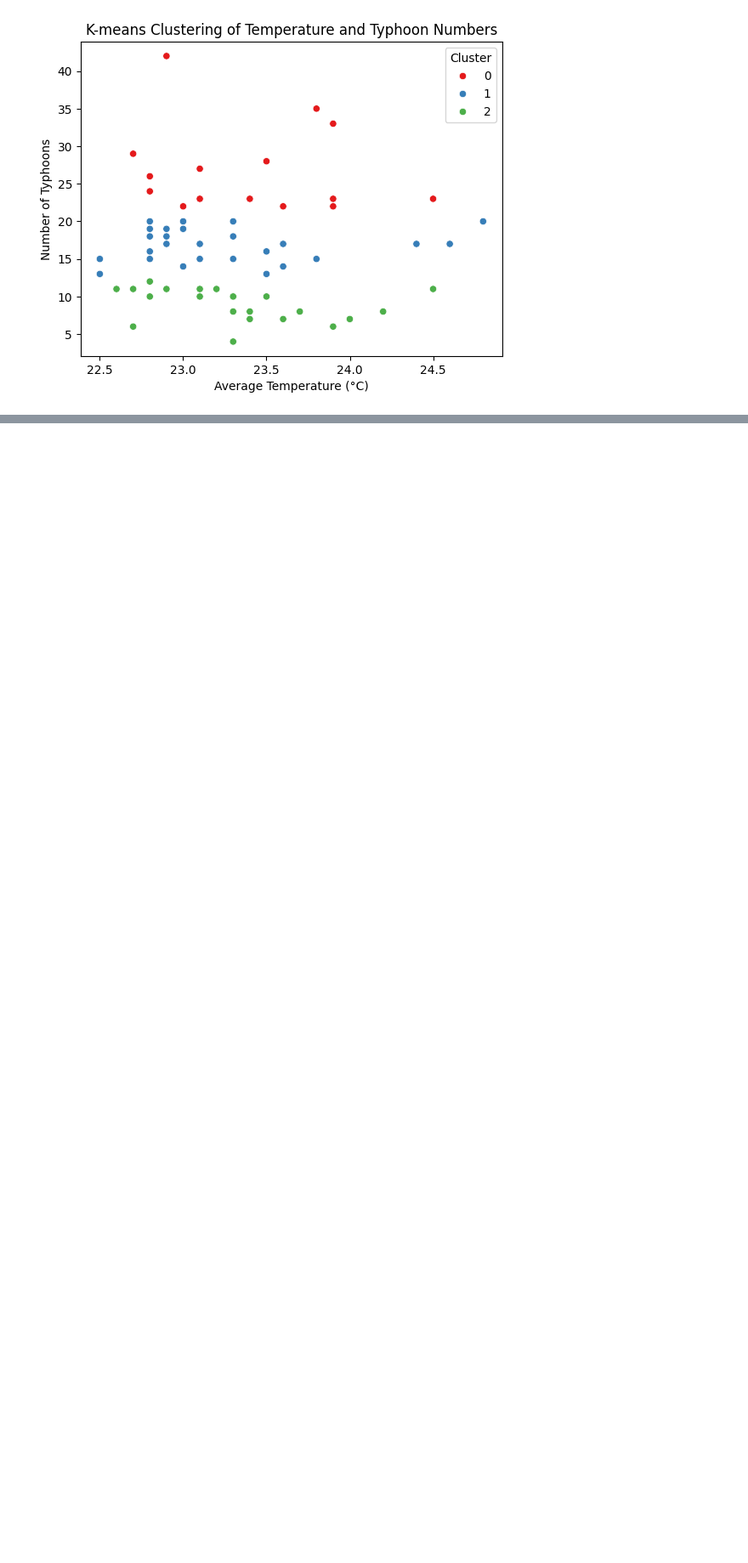
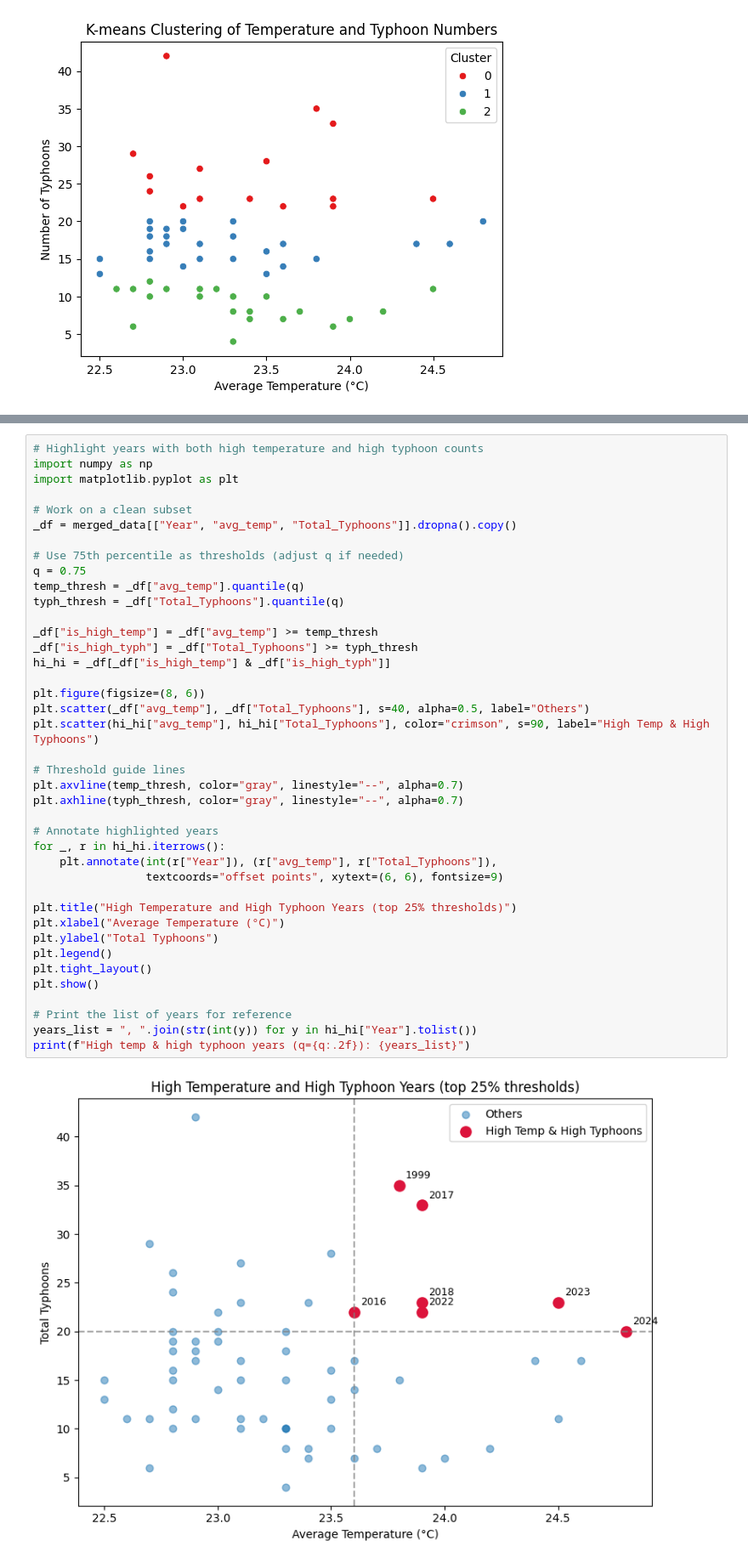
Before and after one commit to kinglingmk1/DIT-5401-Group-Project, a Jupyter notebook: main.ipynb, the cells around one changed output, grey strips where cells are left out. Shown at 85% size. Cells and saved outputs as stored; diff of their text form; blank space fills up the shorter version.

```diff
--- a/main.ipynb
+++ b/main.ipynb
@@ -58,0 +108,42 @@ plt.show()
+# %%
+# Highlight years with both high temperature and high typhoon counts
+import numpy as np
+import matplotlib.pyplot as plt
+
+# Work on a clean subset
+_df = merged_data[["Year", "avg_temp", "Total_Typhoons"]].dropna().copy()
+
+# Use 75th percentile as thresholds (adjust q if needed)
+q = 0.75
+temp_thresh = _df["avg_temp"].quantile(q)
+typh_thresh = _df["Total_Typhoons"].quantile(q)
+
+_df["is_high_temp"] = _df["avg_temp"] >= temp_thresh
+_df["is_high_typh"] = _df["Total_Typhoons"] >= typh_thresh
+hi_hi = _df[_df["is_high_temp"] & _df["is_high_typh"]]
+
+plt.figure(figsize=(8, 6))
+plt.scatter(_df["avg_temp"], _df["Total_Typhoons"], s=40, alpha=0.5, label="Others")
+plt.scatter(hi_hi["avg_temp"], hi_hi["Total_Typhoons"], color="crimson", s=90, label="High Temp & High Typhoons")
+
+# Threshold guide lines
+plt.axvline(temp_thresh, color="gray", linestyle="--", alpha=0.7)
+plt.axhline(typh_thresh, color="gray", linestyle="--", alpha=0.7)
+
+# Annotate highlighted years
+for _, r in hi_hi.iterrows():
+    plt.annotate(int(r["Year"]), (r["avg_temp"], r["Total_Typhoons"]),
+                 textcoords="offset points", xytext=(6, 6), fontsize=9)
+
+plt.title("High Temperature and High Typhoon Years (top 25% thresholds)")
+plt.xlabel("Average Temperature (°C)")
+plt.ylabel("Total Typhoons")
+plt.legend()
+plt.tight_layout()
+plt.show()
+
+# Print the list of years for reference
+years_list = ", ".join(str(int(y)) for y in hi_hi["Year"].tolist())
+print(f"High temp & high typhoon years (q={q:.2f}): {years_list}")
+# %% [output]
+[figure, added]
```
Also changed, not shown: parts of 4 cells of this notebook.
